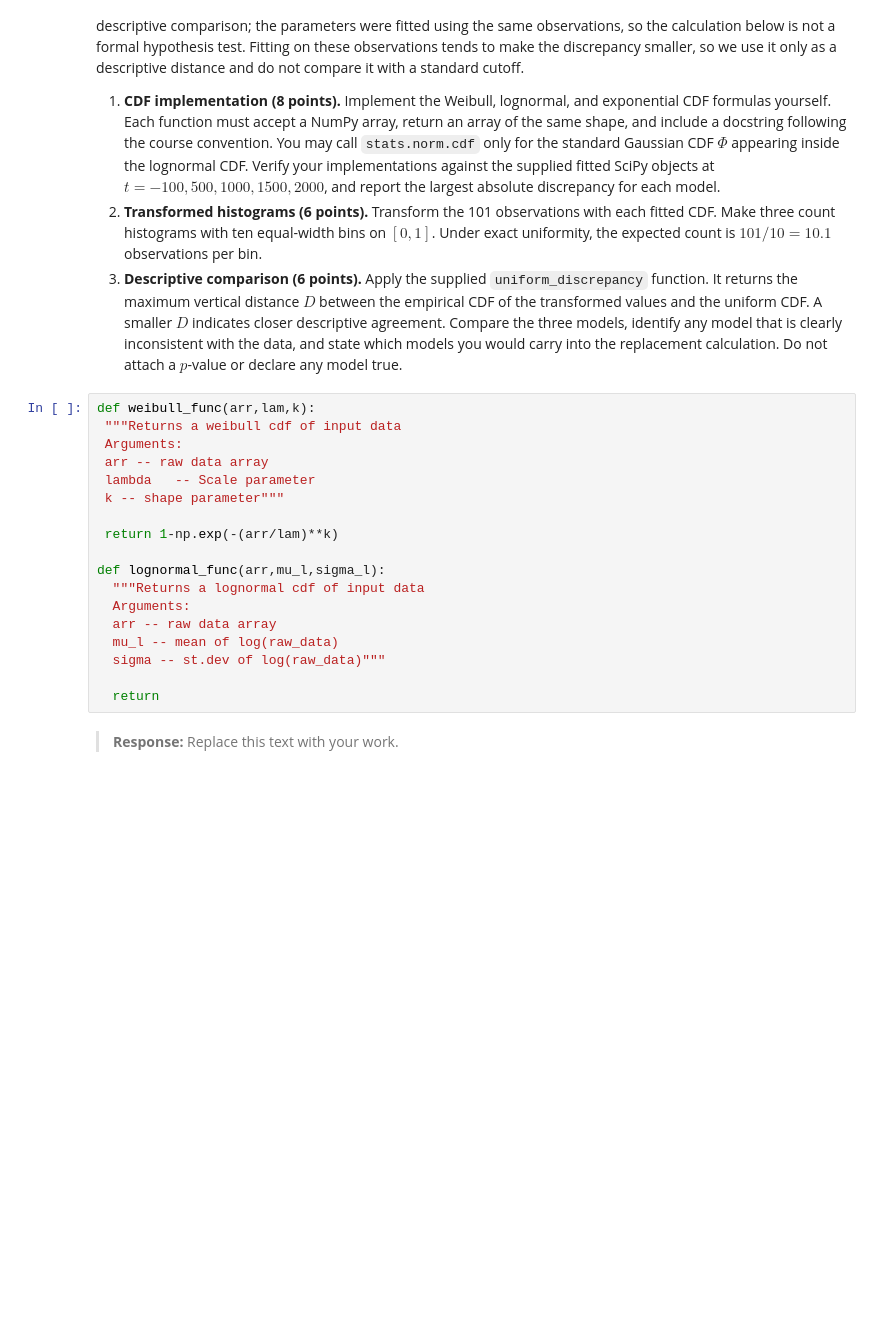
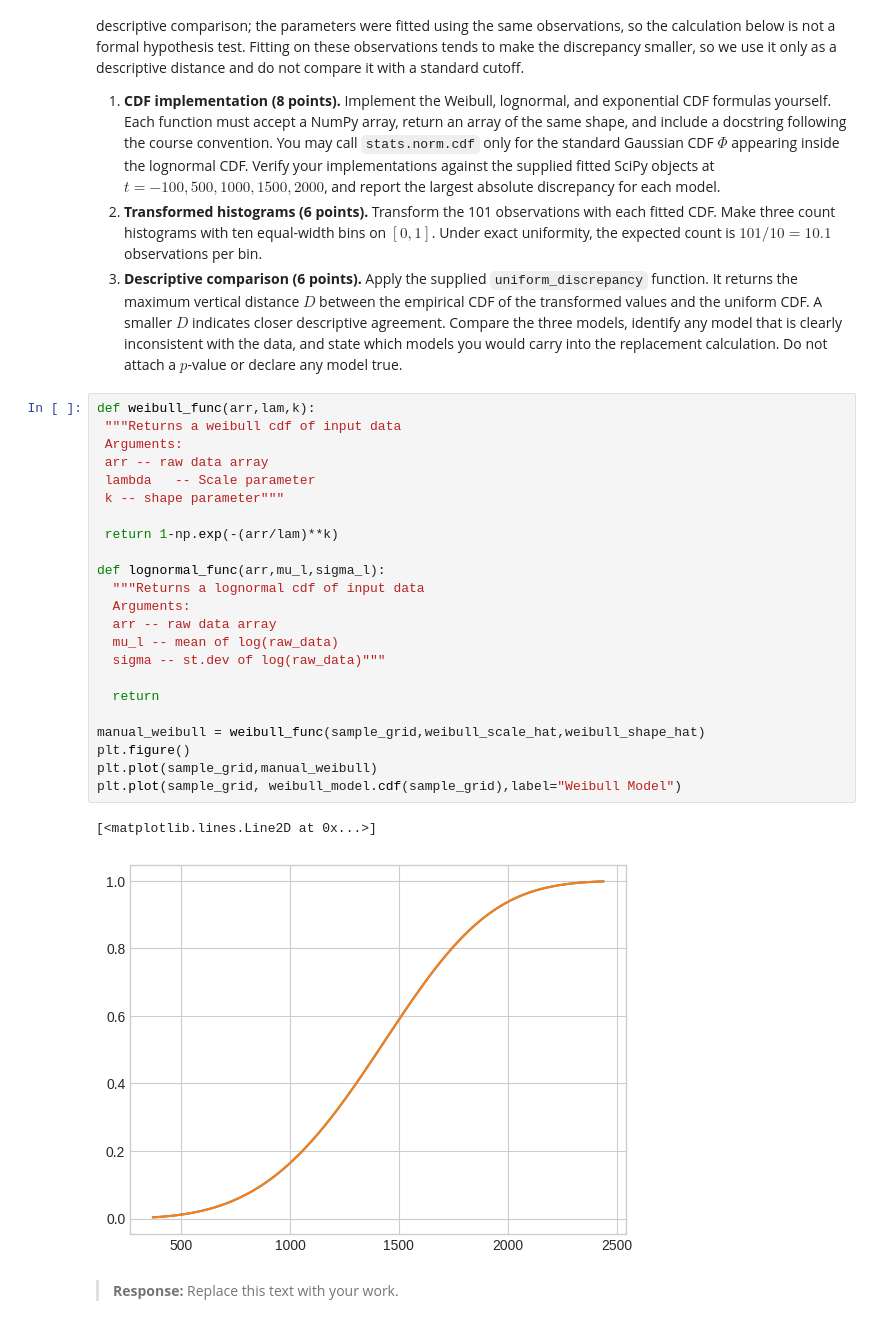
Before and after one commit to adamperkins-code/Machine_Learning, a Jupyter notebook: lecturebook/homework/homework-01.ipynb, the cells around one changed output. Saved outputs shown, nothing was run; the diff lists cells and outputs as text; blank space fills up the shorter version.

```diff
--- a/lecturebook/homework/homework-01.ipynb
+++ b/lecturebook/homework/homework-01.ipynb
@@ -525,21 +525,29 @@ distance and do not compare it with a standard cutoff.
 # %%
 def weibull_func(arr,lam,k):
  """Returns a weibull cdf of input data
  Arguments:
  arr -- raw data array
  lambda   -- Scale parameter
  k -- shape parameter"""
 
  return 1-np.exp(-(arr/lam)**k)
 
 def lognormal_func(arr,mu_l,sigma_l):
   """Returns a lognormal cdf of input data
   Arguments:
   arr -- raw data array
   mu_l -- mean of log(raw_data)
   sigma -- st.dev of log(raw_data)"""
 
   return
+
+manual_weibull = weibull_func(sample_grid,weibull_scale_hat,weibull_shape_hat)
+plt.figure()
+plt.plot(sample_grid,manual_weibull)
+plt.plot(sample_grid, weibull_model.cdf(sample_grid),label="Weibull Model")
+# %% [output]
+[<matplotlib.lines.Line2D at 0x...>]
+[figure, added]
 # %% [markdown]
 > **Response:** Replace this text with your work.
 # %% [markdown]
```
Also changed, not shown: parts of 3 cells of this notebook.
